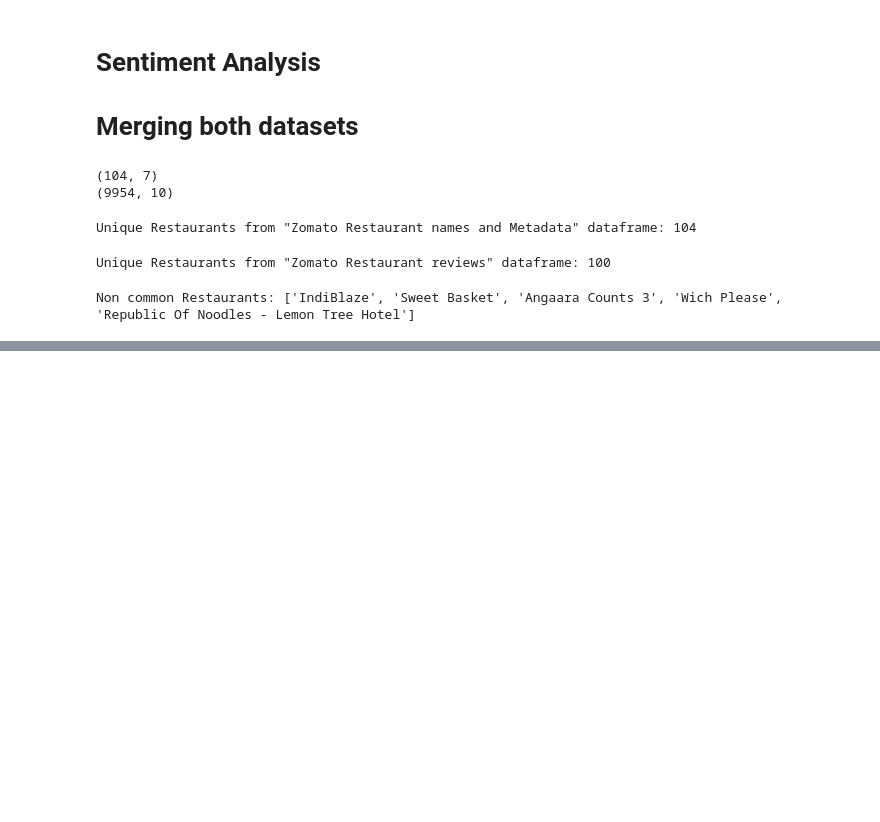
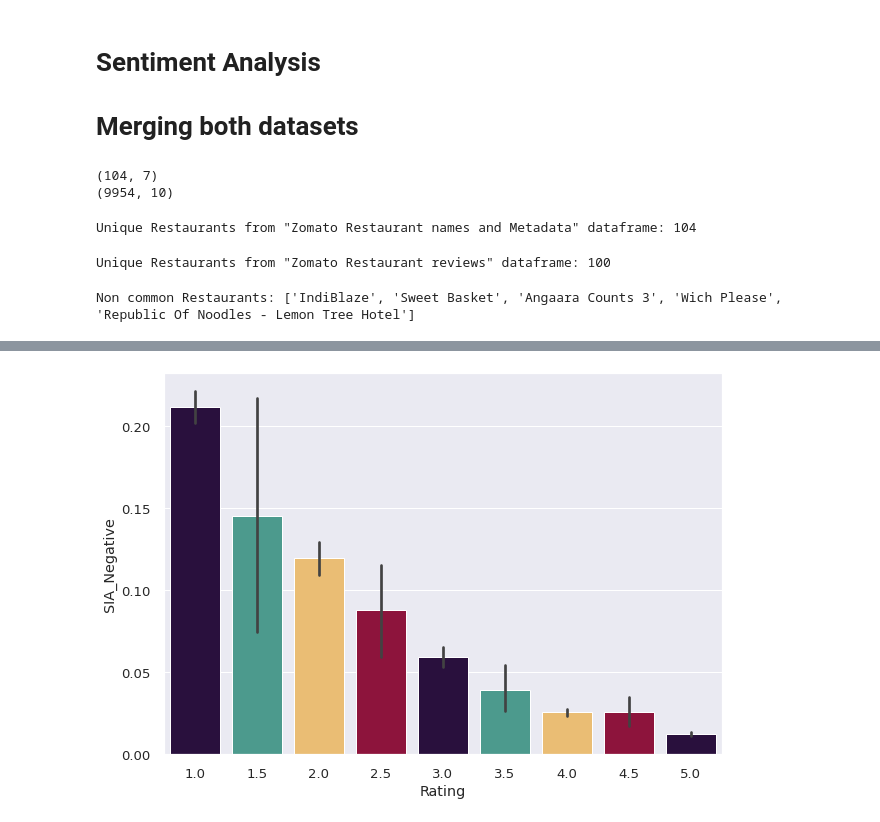
Before and after one commit to jayV1999/ZOMATO-RESTAURANT-CLUSTERING-AND-SENTIMENT-ANALYSIS, a Jupyter notebook: ZOMATO_RESTAURANT_CLUSTERING_AND_SENTIMENT_ANALYSIS_Jayanth_V.ipynb, the cells around one changed output, grey strips where cells are left out. Cells and saved outputs as stored; diff of their text form; code cells hidden in the pictures; blank space fills up the shorter version.

```diff
--- a/ZOMATO_RESTAURANT_CLUSTERING_AND_SENTIMENT_ANALYSIS_Jayanth_V.ipynb
+++ b/ZOMATO_RESTAURANT_CLUSTERING_AND_SENTIMENT_ANALYSIS_Jayanth_V.ipynb
@@ -1101,0 +1170,4 @@ for not_com_rest_names in lst:
+# %%
+# Replacing comma
+merged_df['Review'] = merged_df['Review'].apply(lambda x: ','.join(x))
+merged_df['Review'] = merged_df['Review'].apply(lambda x: x.replace(',',''))
@@ -1101,0 +1182,6 @@ for not_com_rest_names in lst:
+# %%
+# Creating an object for SentimentIntensityAnalyzer
+sia = SentimentIntensityAnalyzer()
+# %%
+# Applying 'SentimentIntensityAnalyzer' for Reviews
+merged_df['SIA_polarity'] = merged_df['Review'].apply(lambda x: sia.polarity_scores(x))
@@ -1101,0 +1198,11 @@ for not_com_rest_names in lst:
+# %%
+# Function for bar plot in vader dataframe
+def barplotpolarity(x,y,palette):
+  plt.figure(figsize = (10,7))
+  sns.barplot(data = merged_df,x = x,y = y,palette = palette)
+  plt.show()
+# %%
+# Neagtive Polarity
+barplotpolarity('Rating','SIA_Negative',['#2A0944','#3FA796','#FEC260','#A10035'])
+# %% [output]
+[figure, added]
```
Also changed, not shown: parts of 55 cells of this notebook.
